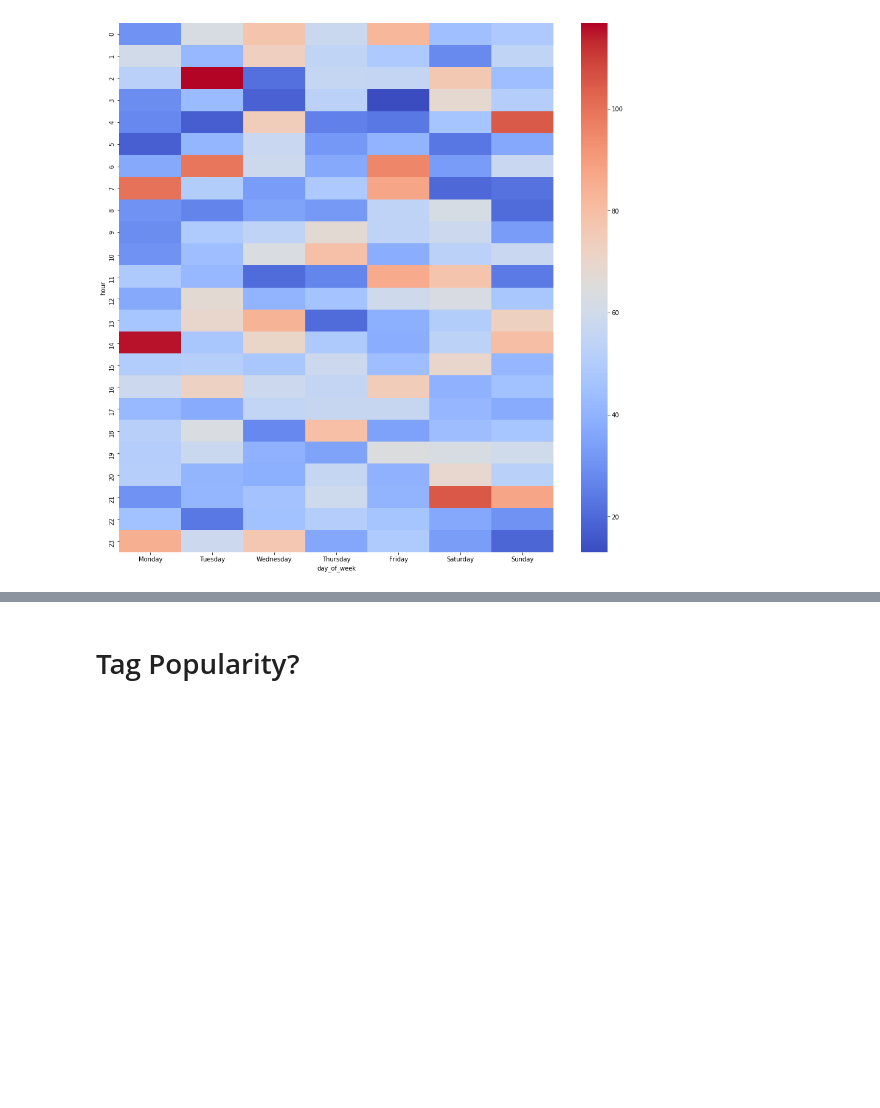
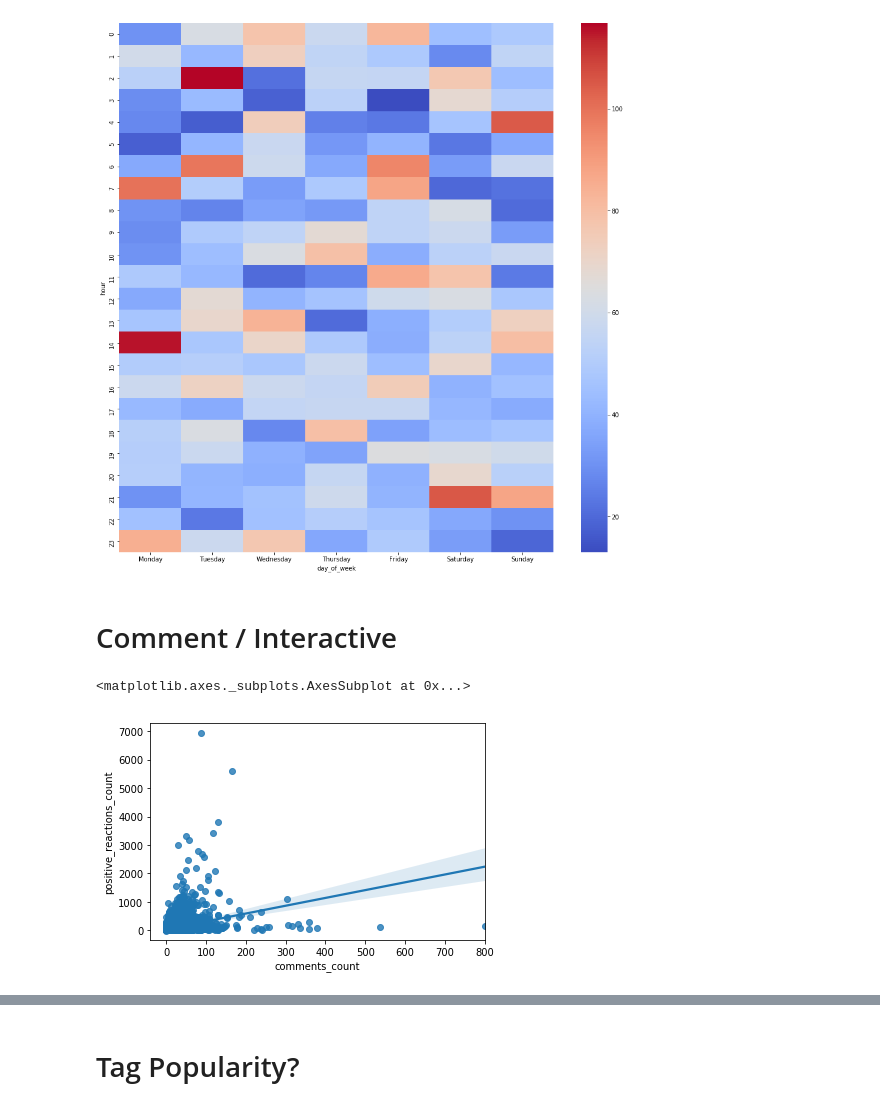
Before and after one commit to Nevin243/data-driven-posting, a Jupyter notebook: notebooks/dev-data-vis.ipynb, the cells around one changed output, grey strips where cells are left out. Cells and saved outputs as stored; diff of their text form; code cells hidden in the pictures; blank space fills up the shorter version.

Commit message:
Added comments vis

```diff
--- a/notebooks/dev-data-vis.ipynb
+++ b/notebooks/dev-data-vis.ipynb
@@ -146,3 +146,7 @@ sns.heatmap(tag_df , cmap="coolwarm")
 # %% [output]
 <matplotlib.axes._subplots.AxesSubplot at 0x...>
 [figure]
+# %% [markdown]
+# Comment / Interactive
+# %%
+comment_df = df.copy()
@@ -148,0 +156,5 @@ sns.heatmap(tag_df , cmap="coolwarm")
+# %%
+sns.regplot(comment_df["comments_count"], comment_df["positive_reactions_count"])
+# %% [output]
+<matplotlib.axes._subplots.AxesSubplot at 0x...>
+[figure, added]
```
Also changed, not shown: parts of 4 cells of this notebook.
